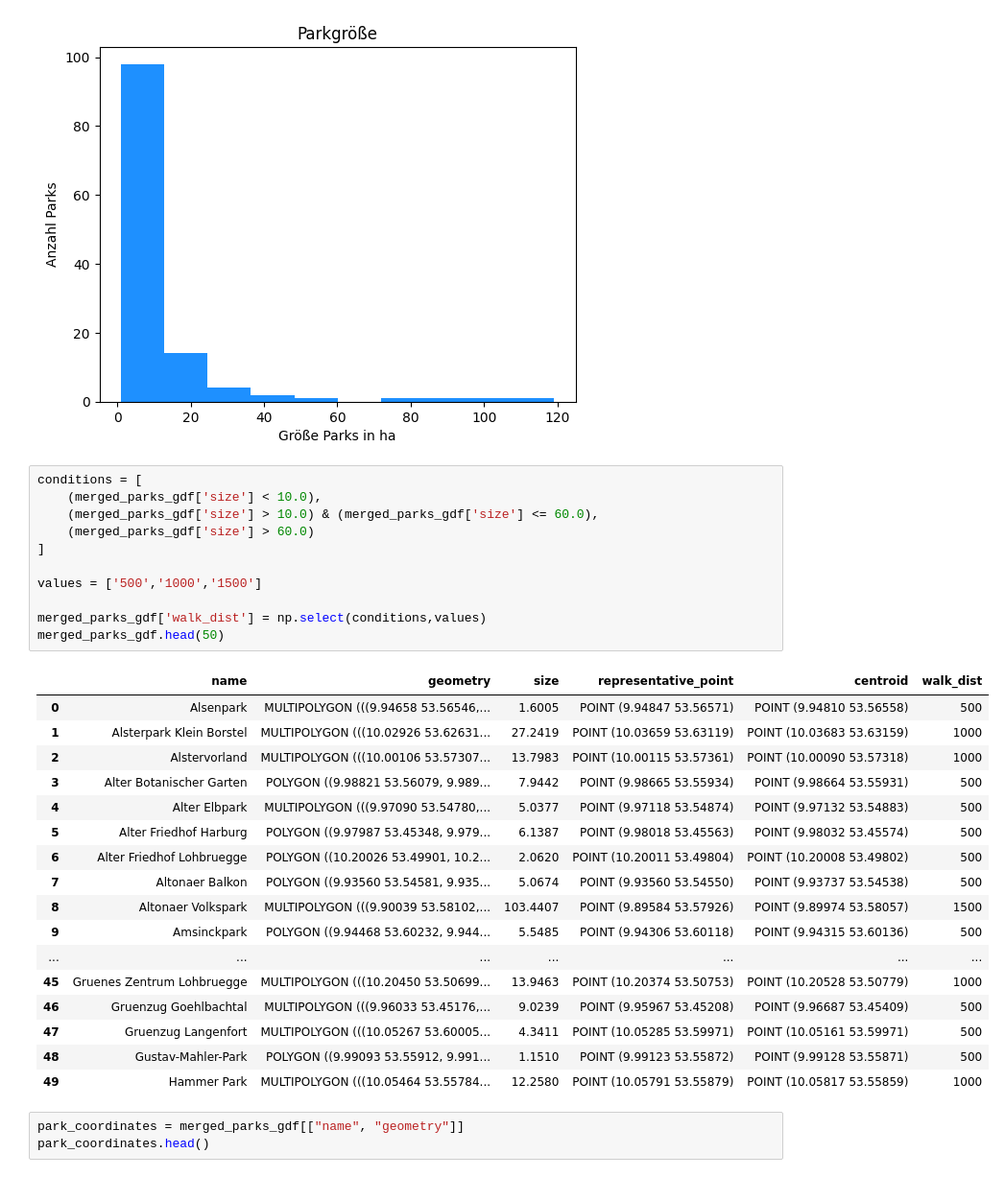
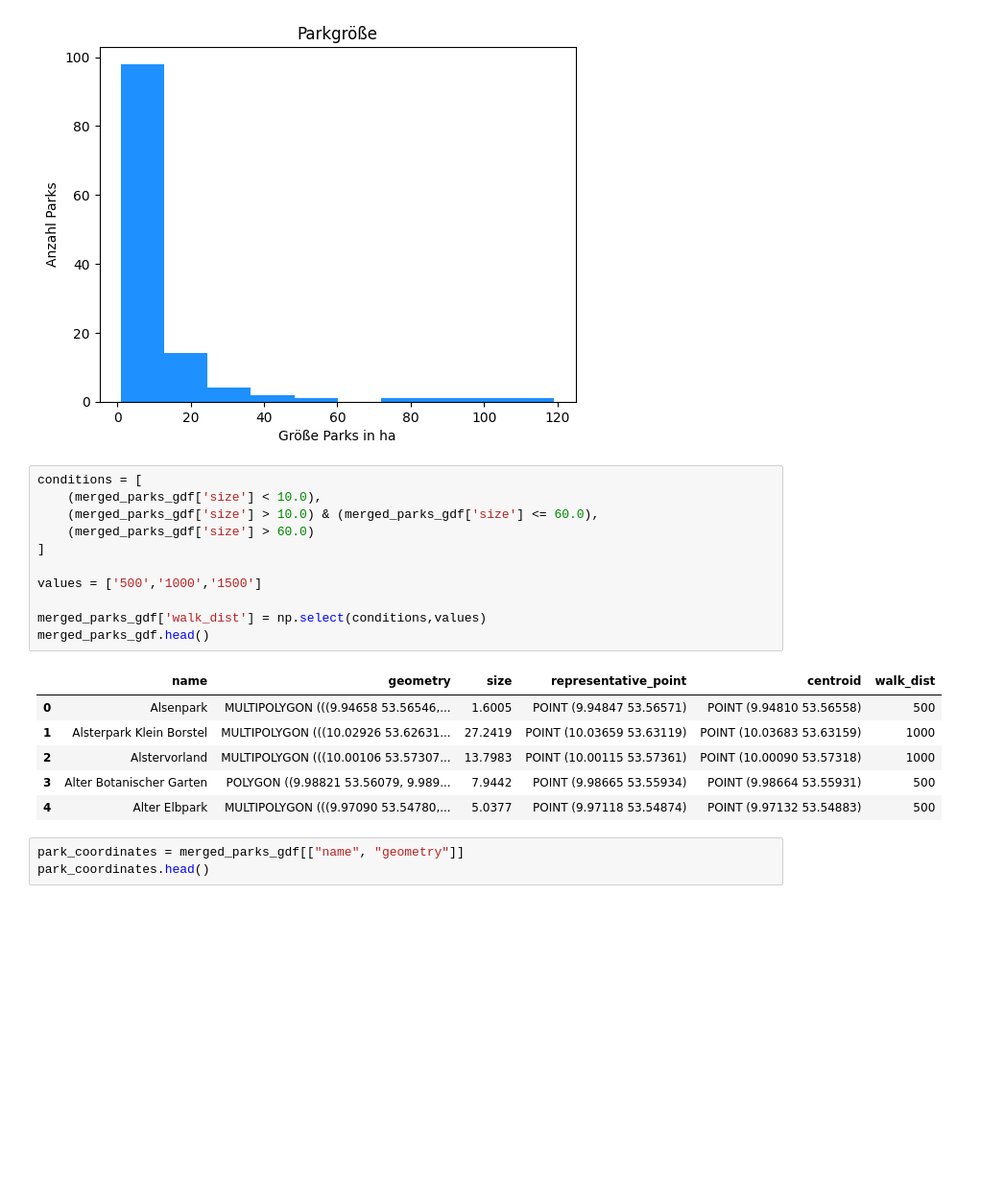
Before and after one commit to NicoLanghans/Master-Thesis, a Jupyter notebook: get_park_data/parks_dataset.ipynb, the cells around one changed output. Shown at 96% size. Drawn from its saved outputs; the diff is of its cells as text; blank space fills up the shorter version.

```diff
--- a/get_park_data/parks_dataset.ipynb
+++ b/get_park_data/parks_dataset.ipynb
@@ -116,32 +116,21 @@ plt.show()
 # %%
 conditions = [
     (merged_parks_gdf['size'] < 10.0),
     (merged_parks_gdf['size'] > 10.0) & (merged_parks_gdf['size'] <= 60.0),
     (merged_parks_gdf['size'] > 60.0)
 ]
 
 values = ['500','1000','1500']
 
 merged_parks_gdf['walk_dist'] = np.select(conditions,values)
-merged_parks_gdf.head(50)
+merged_parks_gdf.head()
 # %% [output]
 |  | name | geometry | size | representative_point | centroid | walk_dist |
 | 0 | Alsenpark | MULTIPOLYGON (((9.94658 53.56546,... | 1.6005 | POINT (9.94847 53.56571) | POINT (9.94810 53.56558) | 500 |
 | 1 | Alsterpark Klein Borstel | MULTIPOLYGON (((10.02926 53.62631... | 27.2419 | POINT (10.03659 53.63119) | POINT (10.03683 53.63159) | 1000 |
 | 2 | Alstervorland | MULTIPOLYGON (((10.00106 53.57307... | 13.7983 | POINT (10.00115 53.57361) | POINT (10.00090 53.57318) | 1000 |
 | 3 | Alter Botanischer Garten | POLYGON ((9.98821 53.56079, 9.989... | 7.9442 | POINT (9.98665 53.55934) | POINT (9.98664 53.55931) | 500 |
 | 4 | Alter Elbpark | MULTIPOLYGON (((9.97090 53.54780,... | 5.0377 | POINT (9.97118 53.54874) | POINT (9.97132 53.54883) | 500 |
-| 5 | Alter Friedhof Harburg | POLYGON ((9.97987 53.45348, 9.979... | 6.1387 | POINT (9.98018 53.45563) | POINT (9.98032 53.45574) | 500 |
-| 6 | Alter Friedhof Lohbruegge | POLYGON ((10.20026 53.49901, 10.2... | 2.0620 | POINT (10.20011 53.49804) | POINT (10.20008 53.49802) | 500 |
-| 7 | Altonaer Balkon | POLYGON ((9.93560 53.54581, 9.935... | 5.0674 | POINT (9.93560 53.54550) | POINT (9.93737 53.54538) | 500 |
-| 8 | Altonaer Volkspark | MULTIPOLYGON (((9.90039 53.58102,... | 103.4407 | POINT (9.89584 53.57926) | POINT (9.89974 53.58057) | 1500 |
-| 9 | Amsinckpark | POLYGON ((9.94468 53.60232, 9.944... | 5.5485 | POINT (9.94306 53.60118) | POINT (9.94315 53.60136) | 500 |
-| ... | ... | ... | ... | ... | ... | ... |
-| 45 | Gruenes Zentrum Lohbruegge | MULTIPOLYGON (((10.20450 53.50699... | 13.9463 | POINT (10.20374 53.50753) | POINT (10.20528 53.50779) | 1000 |
-| 46 | Gruenzug Goehlbachtal | MULTIPOLYGON (((9.96033 53.45176,... | 9.0239 | POINT (9.95967 53.45208) | POINT (9.96687 53.45409) | 500 |
-| 47 | Gruenzug Langenfort | MULTIPOLYGON (((10.05267 53.60005... | 4.3411 | POINT (10.05285 53.59971) | POINT (10.05161 53.59971) | 500 |
-| 48 | Gustav-Mahler-Park | POLYGON ((9.99093 53.55912, 9.991... | 1.1510 | POINT (9.99123 53.55872) | POINT (9.99128 53.55871) | 500 |
-| 49 | Hammer Park | MULTIPOLYGON (((10.05464 53.55784... | 12.2580 | POINT (10.05791 53.55879) | POINT (10.05817 53.55859) | 1000 |
 # %%
 park_coordinates = merged_parks_gdf[["name", "geometry"]]
 park_coordinates.head()
```
Also changed, not shown: parts of 3 cells of this notebook, 5 other files.
